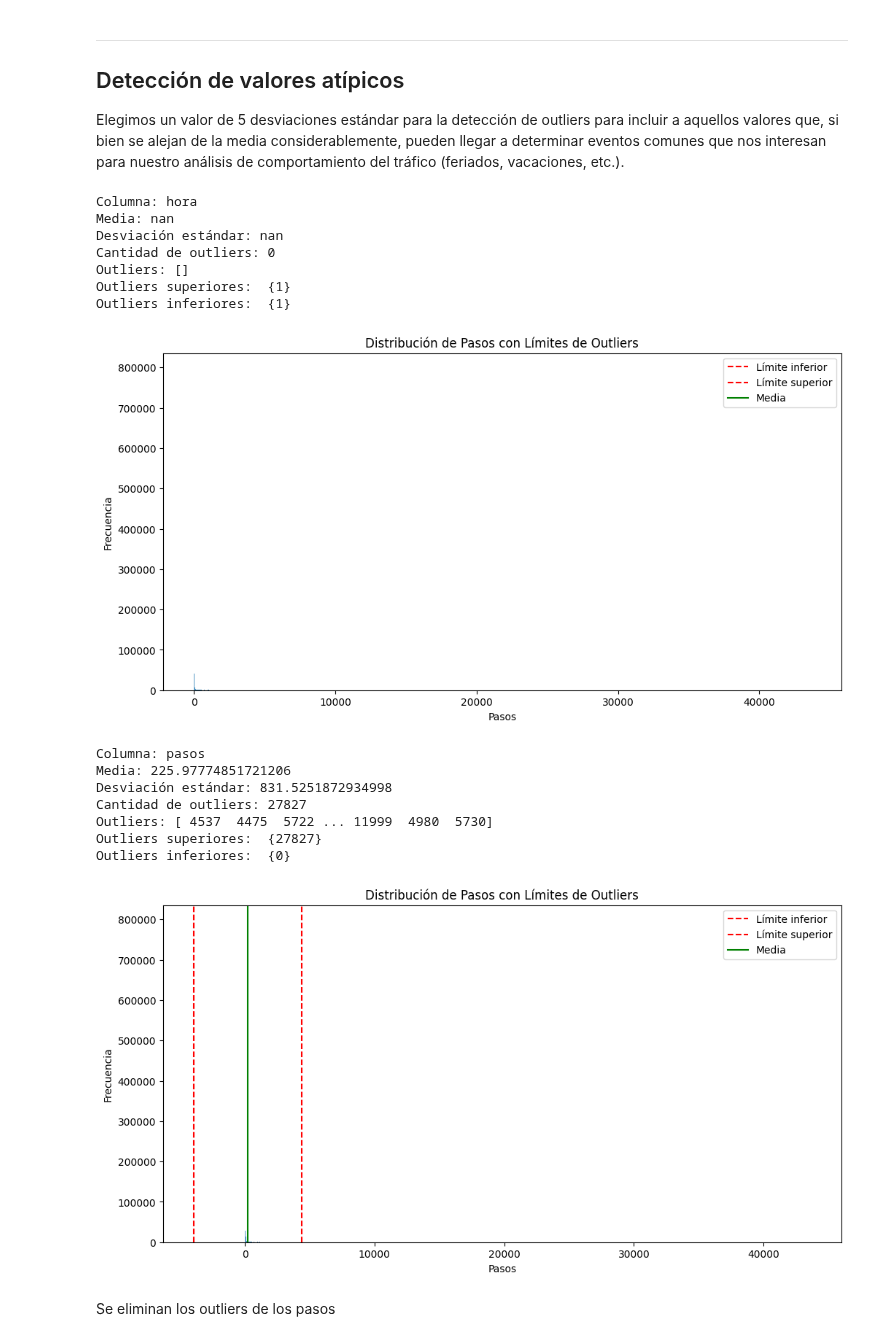
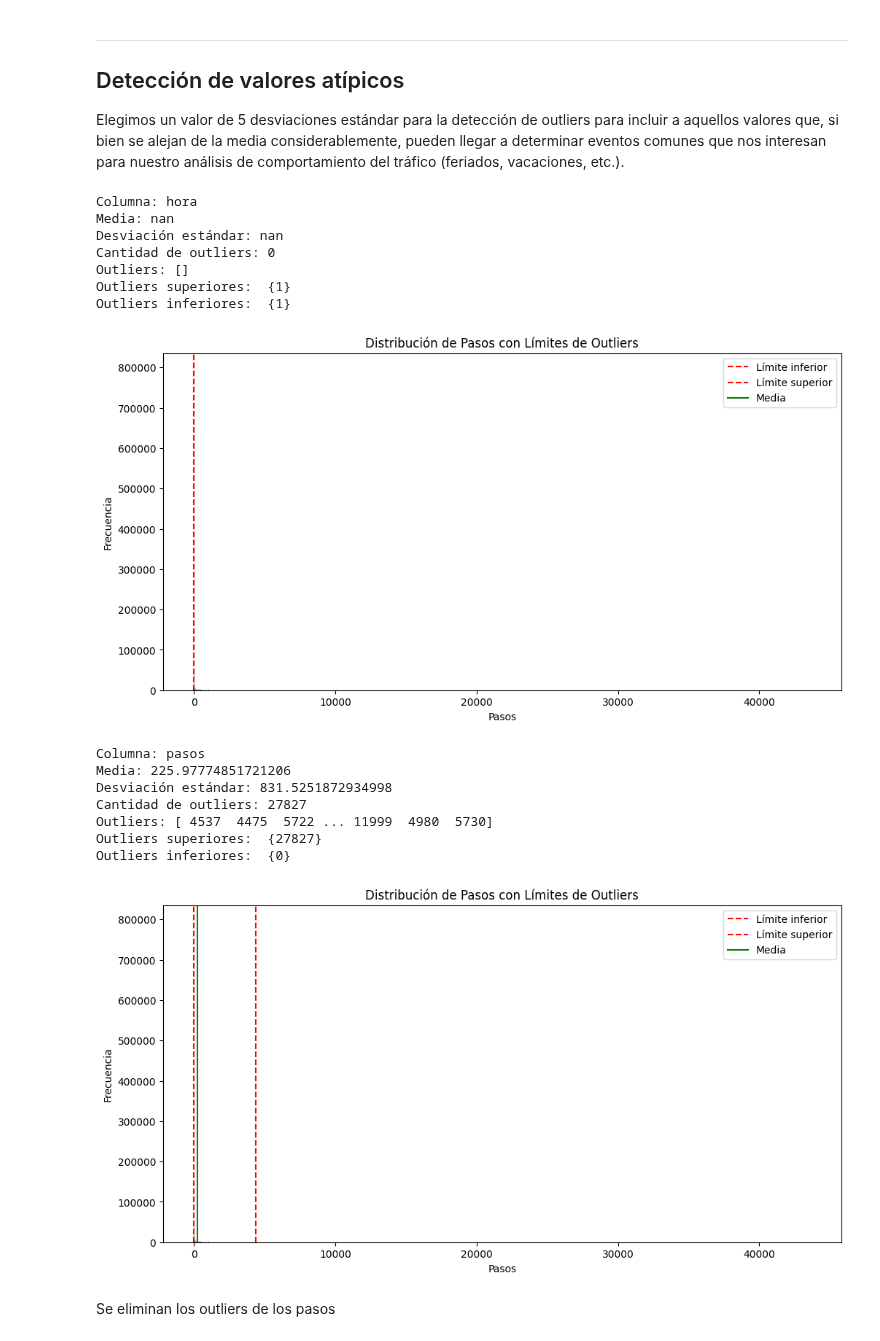
Before and after one commit to GuadiAguilera/TP_CDD, a Jupyter notebook: Entrega_2 (2).ipynb, the cells around one changed output. Cells and saved outputs as stored; diff of their text form; code cells hidden in the pictures.

Commit message:
Threshold de outliers y ortografia
Se cambió el threshold de los outliers inferiores de -5 a 0.1, se eliminaron comentarios de más y se corrigieron algunos errores de gramática y ortografía.

```diff
--- a/Entrega_2 (2).ipynb
+++ b/Entrega_2 (2).ipynb
@@ -1961,40 +1955,40 @@ for _, row in outliers_info.iterrows():
     # Calculamos los límites de los outliers para la columna actual
     mean = row['Media']
     std = row['Desviacion Estandar']
-    outliers_lower = mean - 5 * std
+    outliers_lower = 0.1
     outliers_upper = mean + 5 * std
 
     # Añadimos líneas verticales para los límites de los outliers
     ax.axvline(outliers_lower, color='r', linestyle='--', label='Límite inferior')
     ax.axvline(outliers_upper, color='r', linestyle='--', label='Límite superior')
 
     # Añadimos una línea vertical para la media
     ax.axvline(row['Media'], color='g', linestyle='-', label='Media')
 
     # Configuramos el título y las etiquetas
     ax.set_title('Distribución de Pasos con Límites de Outliers')
     ax.set_xlabel('Pasos')
     ax.set_ylabel('Frecuencia')
 
     ax.legend()
     plt.show()
 # %% [output]
 Columna: hora
 Media: nan
 Desviación estándar: nan
 Cantidad de outliers: 0
 Outliers: []
 Outliers superiores:  {1}
 Outliers inferiores:  {1}
-[figure, old version]
+[figure, new version]
 Columna: pasos
 Media: 225.97774851721206
 Desviación estándar: 831.5251872934998
 Cantidad de outliers: 27827
 Outliers: [ 4537  4475  5722 ... 11999  4980  5730]
 Outliers superiores:  {27827}
 Outliers inferiores:  {0}
-[figure, old version]
+[figure, new version]
 # %% [markdown]
 Se eliminan los outliers de los pasos
 # %%
```
Also changed, not shown: parts of 16 cells of this notebook, 1 other file.
